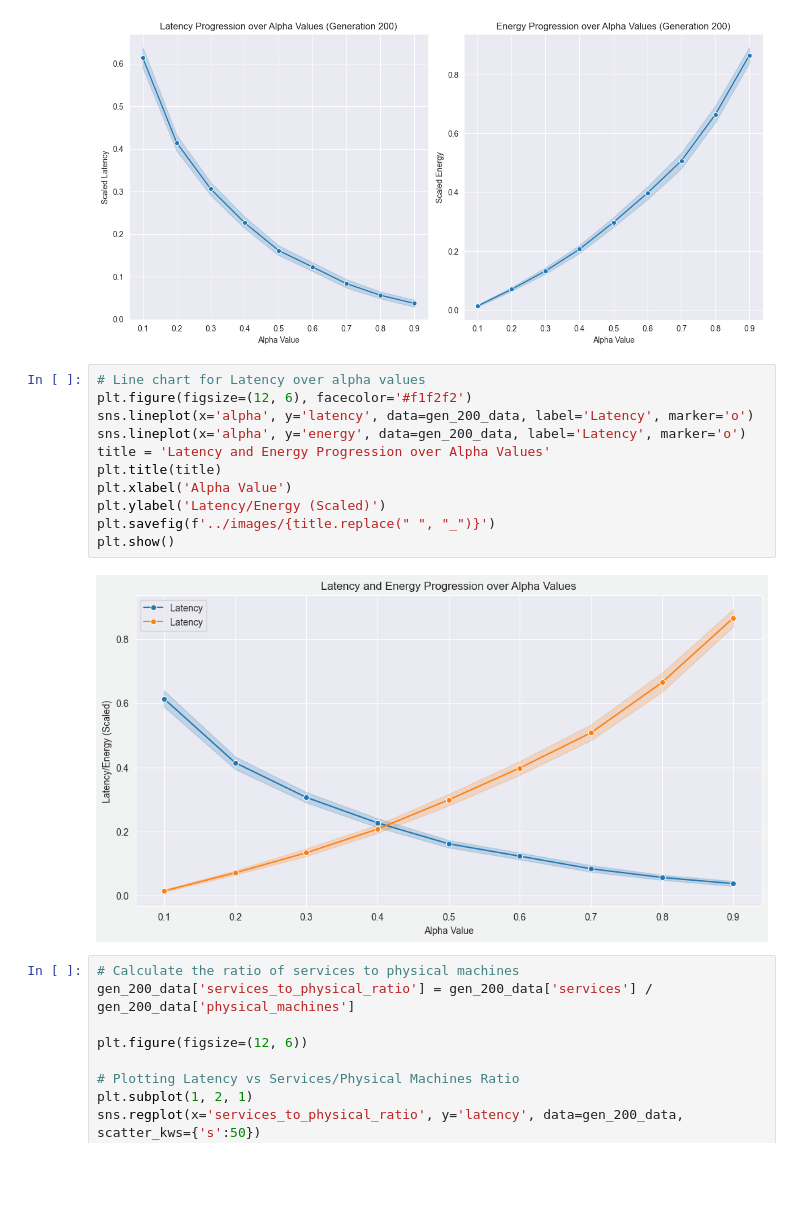
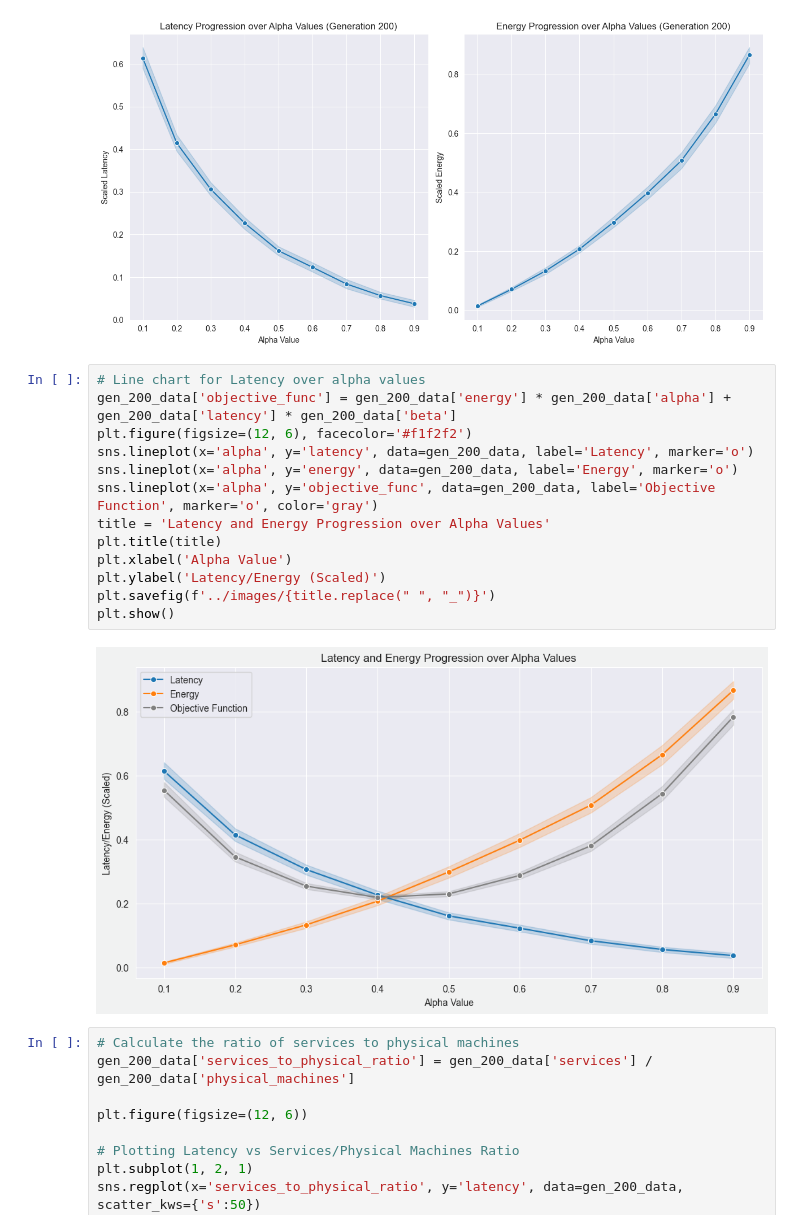
Before and after one commit to mpgallage/computing-continuum-simulator, a Jupyter notebook: analysis/analysis.ipynb, the cells around one changed output. Cells and saved outputs as stored; diff of their text form; blank space fills up the shorter version.

Commit message:
Improving some graphs

```diff
--- a/analysis/analysis.ipynb
+++ b/analysis/analysis.ipynb
@@ -161,17 +161,19 @@ plt.show()
 [figure]
 # %%
 # Line chart for Latency over alpha values
+gen_200_data['objective_func'] = gen_200_data['energy'] * gen_200_data['alpha'] + gen_200_data['latency'] * gen_200_data['beta']
 plt.figure(figsize=(12, 6), facecolor='#f1f2f2')
 sns.lineplot(x='alpha', y='latency', data=gen_200_data, label='Latency', marker='o')
-sns.lineplot(x='alpha', y='energy', data=gen_200_data, label='Latency', marker='o')
+sns.lineplot(x='alpha', y='energy', data=gen_200_data, label='Energy', marker='o')
+sns.lineplot(x='alpha', y='objective_func', data=gen_200_data, label='Objective Function', marker='o', color='gray')
 title = 'Latency and Energy Progression over Alpha Values'
 plt.title(title)
 plt.xlabel('Alpha Value')
 plt.ylabel('Latency/Energy (Scaled)')
 plt.savefig(f'../images/{title.replace(" ", "_")}')
 plt.show()
 # %% [output]
-[figure, old version]
+[figure, new version]
 # %%
 # Calculate the ratio of services to physical machines
 gen_200_data['services_to_physical_ratio'] = gen_200_data['services'] / gen_200_data['physical_machines']
```
Also changed, not shown: 6 other files.
